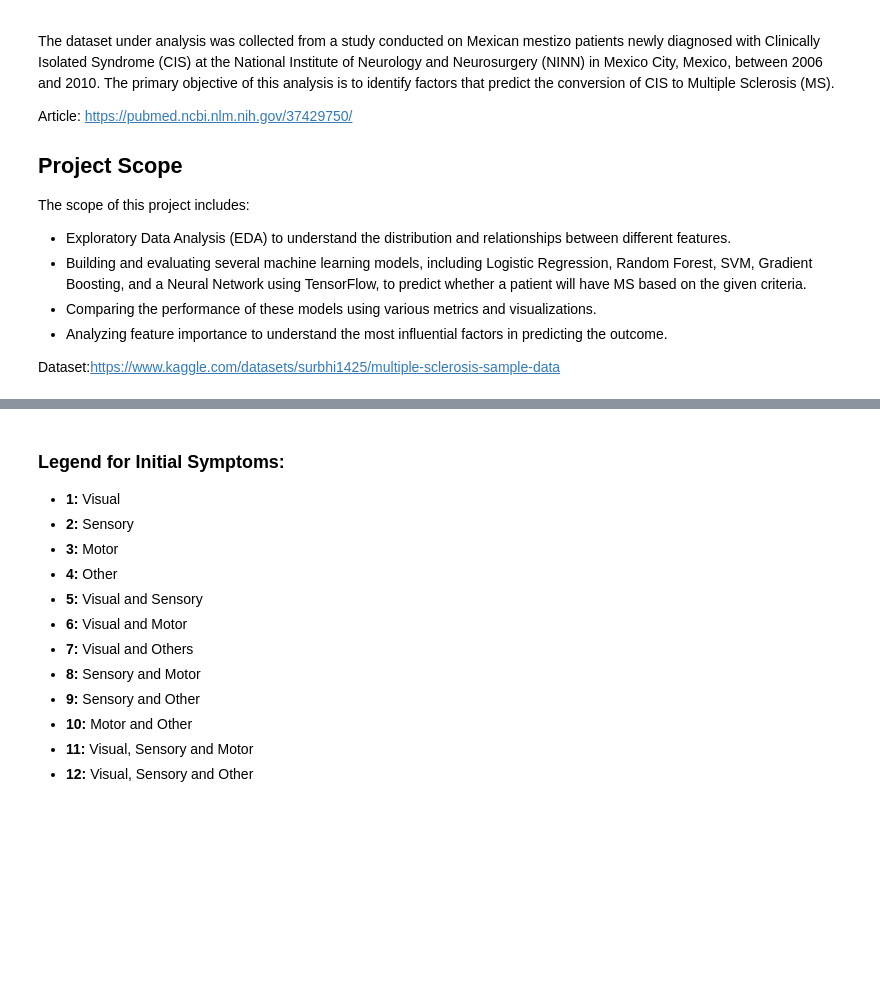
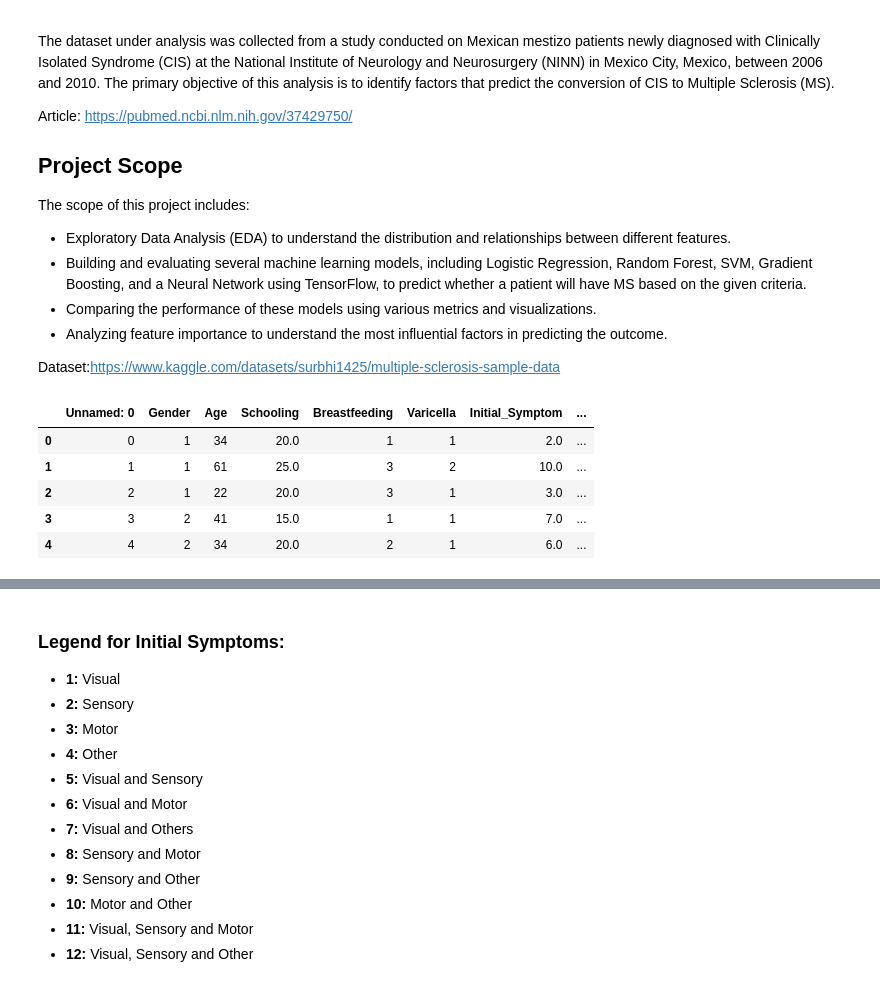
Before and after one commit to HAlex94/Projects, a Jupyter notebook: Multiple_Sclerosis_Predictor/MS_Predictor_Analysis.ipynb, the cells around one changed output, grey strips where cells are left out. Drawn from its saved outputs; the diff is of its cells as text; code cells hidden in the pictures; blank space fills up the shorter version.

```diff
--- a/Multiple_Sclerosis_Predictor/MS_Predictor_Analysis.ipynb
+++ b/Multiple_Sclerosis_Predictor/MS_Predictor_Analysis.ipynb
@@ -19,12 +17,20 @@ Dataset:https://www.kaggle.com/datasets/surbhi1425/multiple-sclerosis-sample-dat
 # %%
 import pandas as pd
-
+import numpy as np
+import seaborn as sns
+import matplotlib.pyplot as plt
 # Load the dataset
-data_url = 'conversion_predictors_of_clinically_isolated_syndrome_to_multiple_sclerosis.csv'
-df = pd.read_csv(data_url)
+df = pd.read_csv('conversion_predictors_of_clinically_isolated_syndrome_to_multiple_sclerosis.csv')
 
 # Display the first few rows of the dataset
 df.head()
+# %% [output]
+|  | Unnamed: 0 | Gender | Age | Schooling | Breastfeeding | Varicella | Initial_Symptom | ... |
+| 0 | 0 | 1 | 34 | 20.0 | 1 | 1 | 2.0 | ... |
+| 1 | 1 | 1 | 61 | 25.0 | 3 | 2 | 10.0 | ... |
+| 2 | 2 | 1 | 22 | 20.0 | 3 | 1 | 3.0 | ... |
+| 3 | 3 | 2 | 41 | 15.0 | 1 | 1 | 7.0 | ... |
+| 4 | 4 | 2 | 34 | 20.0 | 2 | 1 | 6.0 | ... |
 # %%
 # Check for missing values
 missing_values = df.isnull().sum()
```
Also changed, not shown: parts of 19 cells of this notebook.
